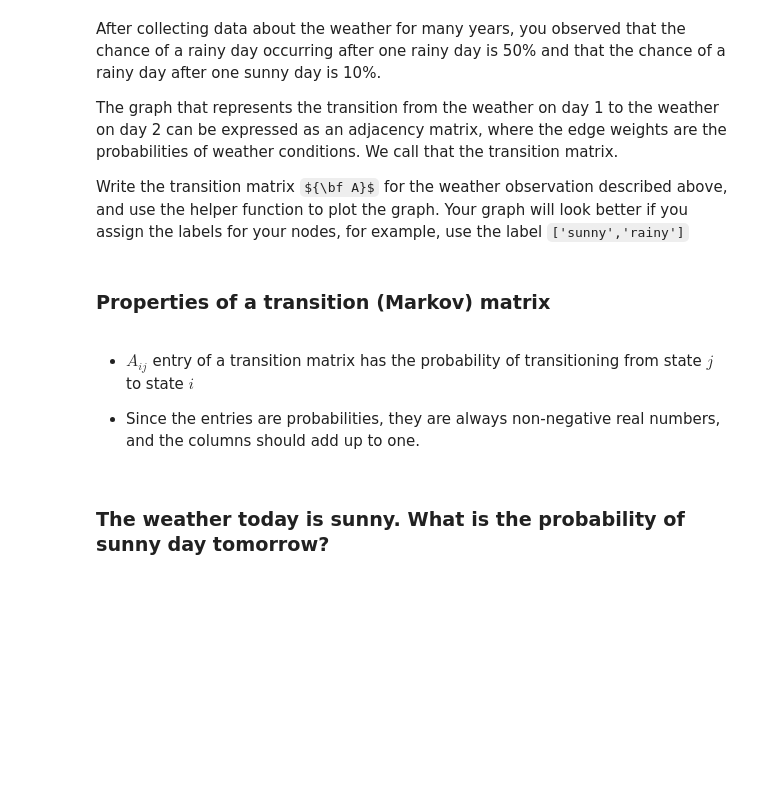
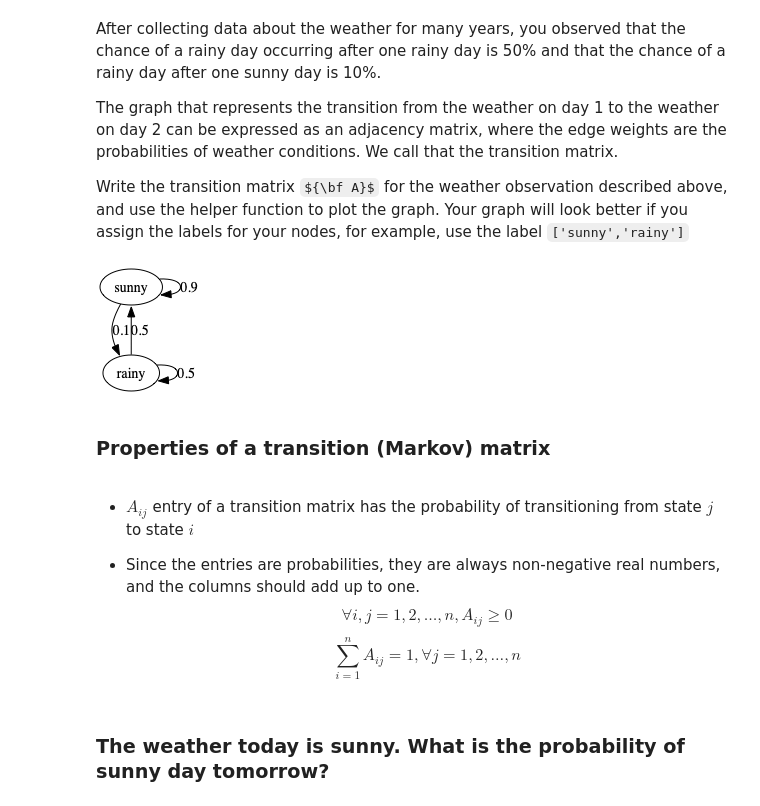
Before and after one commit to Charleslish/notes, a Jupyter notebook: CS-py/CS357/Lecture notes/L13 Markov Chains/13-markov.ipynb, the cells around one changed output. Saved outputs shown, nothing was run; the diff lists cells and outputs as text; code cells hidden in the pictures; some formulas as TeX source; blank space fills up the shorter version.

```diff
--- a/CS-py/CS357/Lecture notes/L13 Markov Chains/13-markov.ipynb
+++ b/CS-py/CS357/Lecture notes/L13 Markov Chains/13-markov.ipynb
@@ -42,12 +54,26 @@ After collecting data about the weather for many years, you observed that the ch
 The graph that represents the transition from the weather on day 1 to the weather on day 2 can be expressed as an adjacency matrix, where the edge weights are the probabilities of weather conditions. We call that the transition matrix.
 
 Write the transition matrix ${\bf A}$ for the weather observation described above, and use the helper function to plot the graph. Your graph will look better if you assign the labels for your nodes, for example, use the label `['sunny','rainy']`
+# %%
+A = np.array([
+    [0.9,0.5],
+    [0.1,0.5]
+])
+graph_matrix(A, ['sunny', 'rainy'])
+# %% [output]
+[figure, added]
 # %% [markdown]
 ### Properties of a transition (Markov) matrix
 # %% [markdown]
 - $A_{ij}$ entry of a transition matrix has the probability of transitioning from state $j$ to state $i$
 
 - Since the entries are probabilities, they are always non-negative real numbers, and the columns should add up to one.
+$$
+\forall i,j = 1,2,\ldots,n, A_{ij} \ge 0
+$$
+$$
+\sum_{i=1}^n A_{ij} = 1, \forall j = 1,2,\ldots,n
+$$
 # %% [markdown]
 ### The weather today is sunny. What is the probability of sunny day tomorrow?
 # %% [markdown]
```
Also changed, not shown: parts of 25 cells of this notebook, 2 other files.
